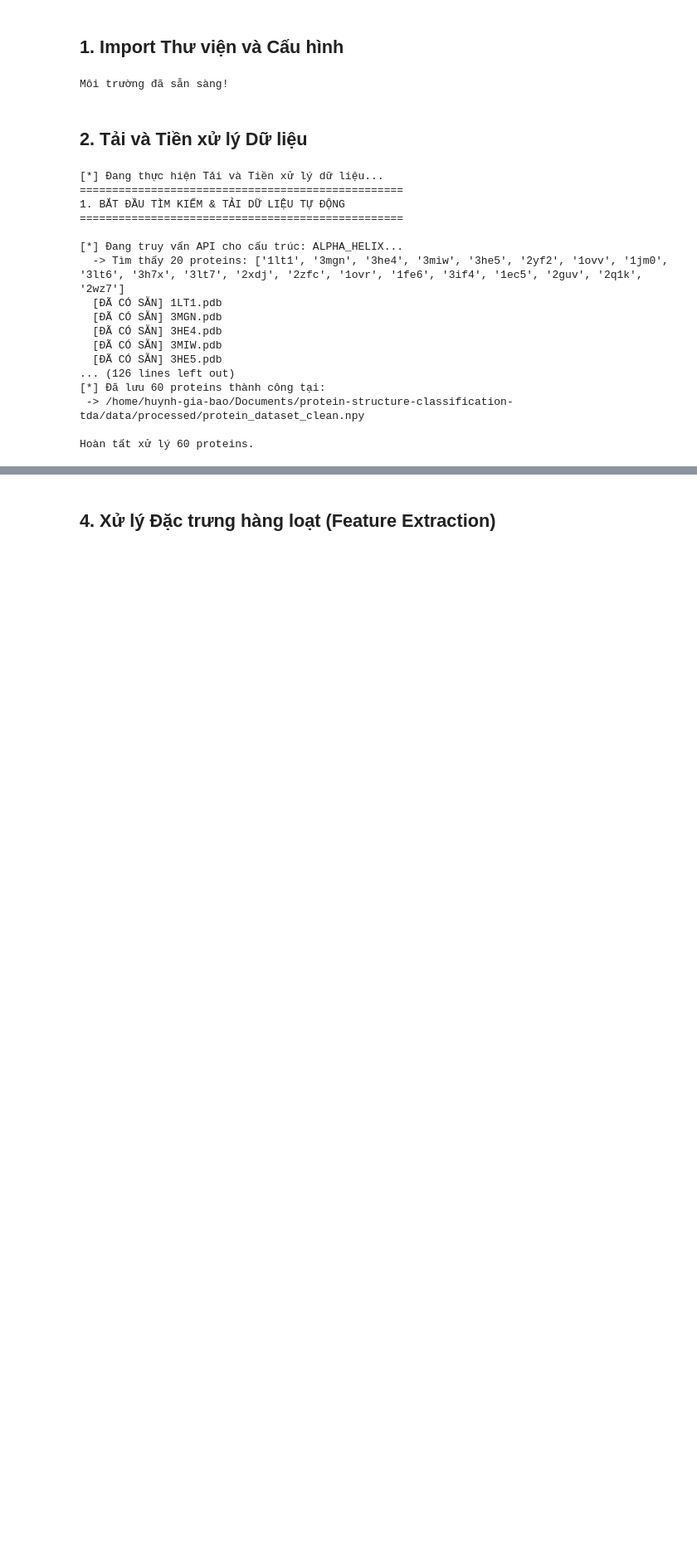
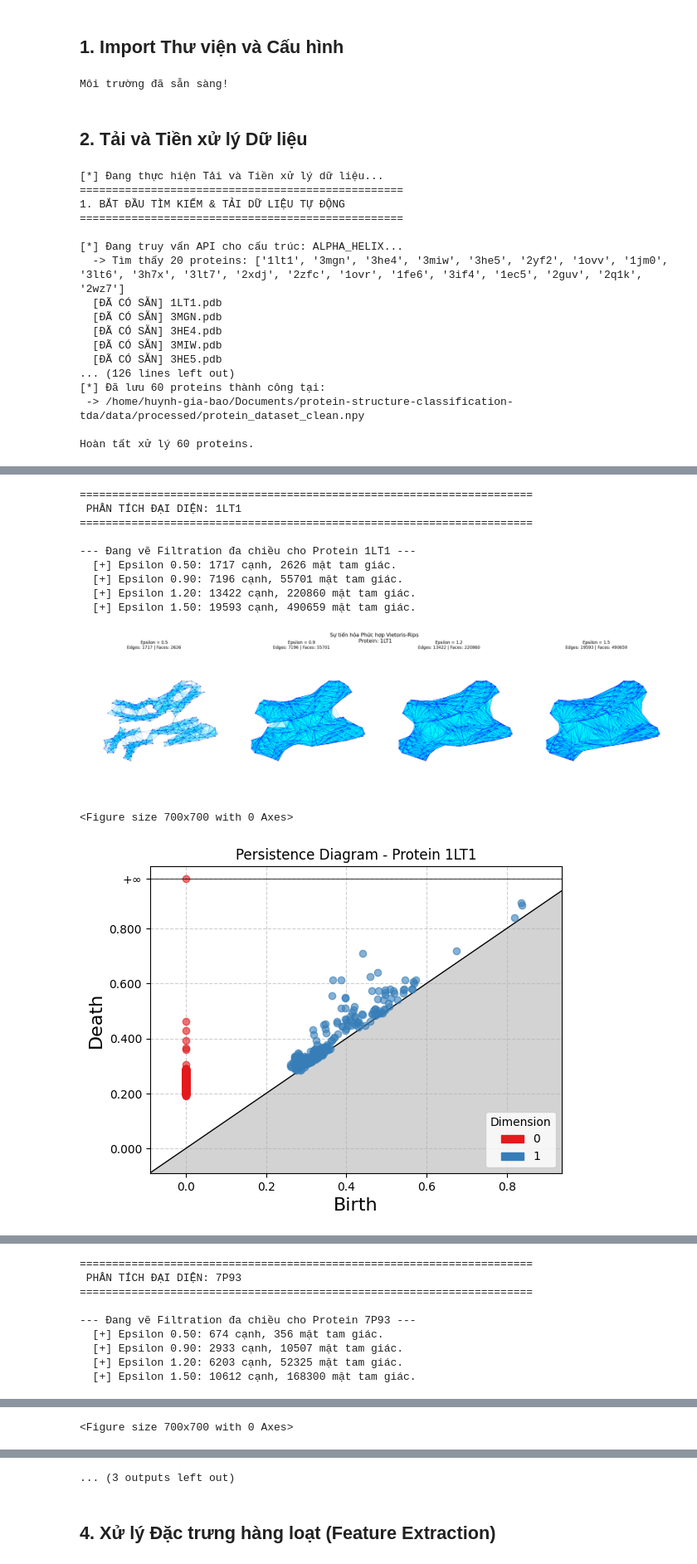
Before and after one commit to baohuynh12056/protein-structure-classification-tda, a Jupyter notebook: notebook.ipynb, the cells around one changed output, grey strips where cells are left out. Shown at 83% size. Saved outputs shown, nothing was run; the diff lists cells and outputs as text; code cells hidden in the pictures; blank space fills up the shorter version.

```diff
--- a/notebook.ipynb
+++ b/notebook.ipynb
@@ -64,5 +63,5 @@ Lặp qua 3 protein: `1ake`, `1cd8`, `1tim`.
 # %%
-representative_pids = ['1ake', '1cd8', '1tim']
+representative_pids = ['1lt1', '7p93', '6e2a']
 
 eps_list = [0.5, 0.9, 1.2, 1.5]
 
@@ -74,30 +73,43 @@ pi_transformer = PersistenceImage(
 
 for record in dataset:
     pid = record["pdb_id"].lower()
     if pid in representative_pids:
         print(f"\n{'='*70}\n PHÂN TÍCH ĐẠI DIỆN: {pid.upper()}\n{'='*70}")
 
         record = next(item for item in dataset if item["pdb_id"].lower() == pid)
         points = record["point_cloud"]
 
         # 3.1 VẼ RIPS FILTRATION 3D
         plot_multidim_filtration(points, eps_list, pid)
         plt.show()
 
         rips_complex = gd.RipsComplex(points=points, max_edge_length=2.5)
         st = rips_complex.create_simplex_tree(max_dimension=2)
         persistence = st.persistence()
 
         # 3.2 VẼ PERSISTENCE DIAGRAM
         plot_h1_persistence_diagram(persistence, pid)
         plt.show()
 
         h1_intervals = np.array([interval[1] for interval in persistence if interval[0] == 1])
         if len(h1_intervals) == 0:
             h1_intervals = np.array([[0.0, 0.0]])
 
         pi_vector = pi_transformer.fit_transform([h1_intervals])[0]
 
         # 3.3 VẼ PERSISTENCE IMAGE
         plot_persistence_image(pi_vector, pid)
         plt.show()
+# %% [output]
+======================================================================
+ PHÂN TÍCH ĐẠI DIỆN: 1LT1
+======================================================================
+
+--- Đang vẽ Filtration đa chiều cho Protein 1LT1 ---
+  [+] Epsilon 0.50: 1717 cạnh, 2626 mặt tam giác.
+  [+] Epsilon 0.90: 7196 cạnh, 55701 mặt tam giác.
+  [+] Epsilon 1.20: 13422 cạnh, 220860 mặt tam giác.
+  [+] Epsilon 1.50: 19593 cạnh, 490659 mặt tam giác.
+[figure, added]
+<Figure size 700x700 with 0 Axes>
+[figure, added]
@@ -103,0 +117,9 @@ for record in dataset:
+======================================================================
+ PHÂN TÍCH ĐẠI DIỆN: 7P93
+======================================================================
+
+--- Đang vẽ Filtration đa chiều cho Protein 7P93 ---
+  [+] Epsilon 0.50: 674 cạnh, 356 mặt tam giác.
+  [+] Epsilon 0.90: 2933 cạnh, 10507 mặt tam giác.
+  [+] Epsilon 1.20: 6203 cạnh, 52325 mặt tam giác.
+  [+] Epsilon 1.50: 10612 cạnh, 168300 mặt tam giác.
@@ -103,0 +127 @@ for record in dataset:
+<Figure size 700x700 with 0 Axes>
@@ -104,3 +140,4 @@ for record in dataset:
+... (3 outputs left out)
 # %% [markdown]
 ## 4. Xử lý Đặc trưng hàng loạt (Feature Extraction)
 # %%
```
Also changed, not shown: parts of 3 cells of this notebook, 19 other files.
